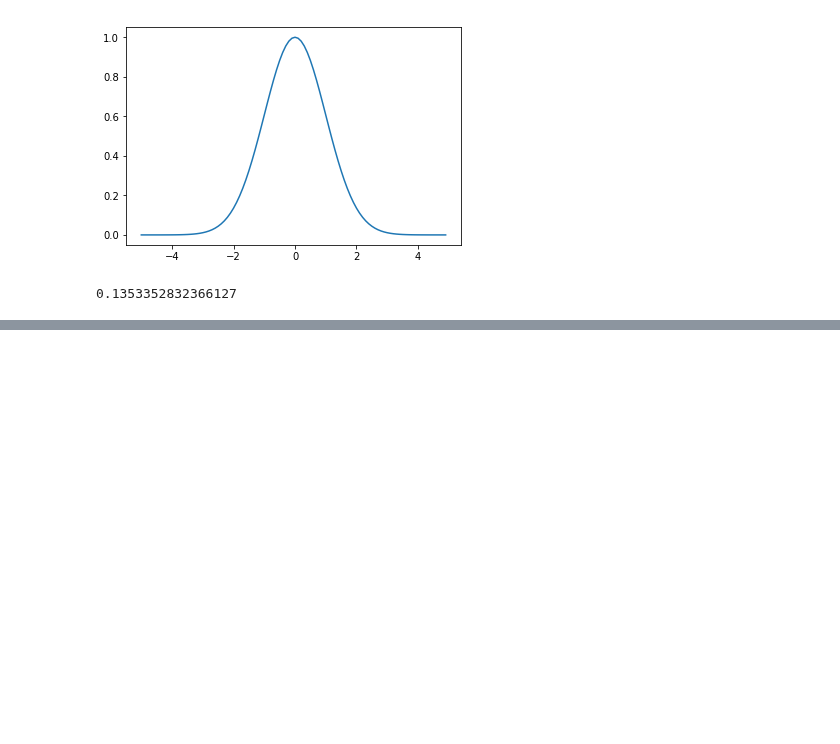
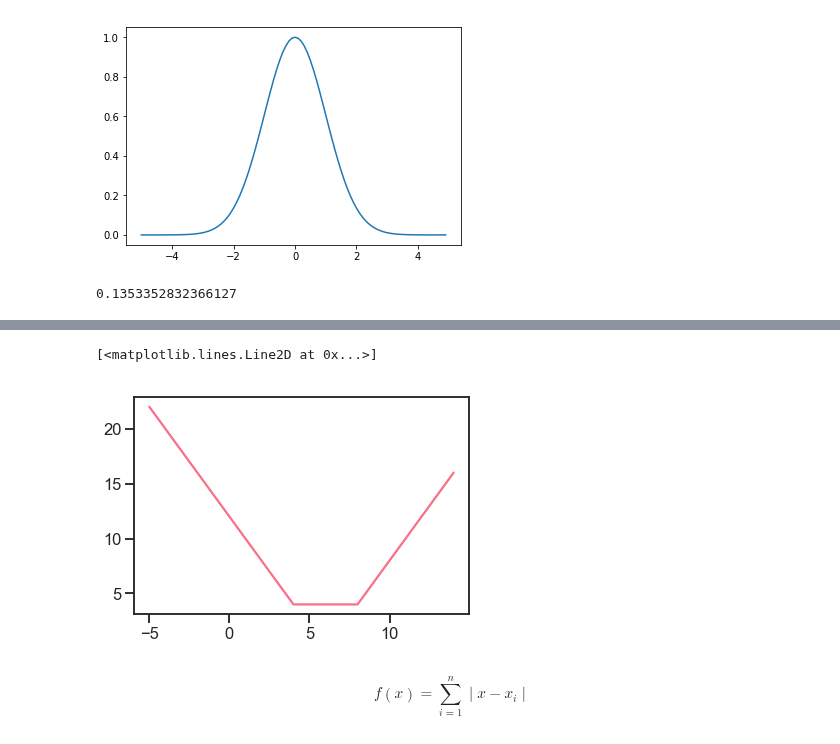
Before and after one commit to NathanielDake/intuitiveml, a Jupyter notebook: notebooks/Math-appendix/statistics/History-of-normal-distribution.ipynb, the cells around one changed output, grey strips where cells are left out. Saved outputs shown, nothing was run; the diff lists cells and outputs as text; code cells hidden in the pictures; blank space fills up the shorter version.

```diff
--- a/notebooks/Math-appendix/statistics/History-of-normal-distribution.ipynb
+++ b/notebooks/Math-appendix/statistics/History-of-normal-distribution.ipynb
@@ -131,0 +181,8 @@ np.exp(-2)
+# %%
+# Note the flat minimum above
+x = np.arange(-5,15)
+g2 = np.abs(x - 4) + np.abs(x - 8)
+plt.plot(x, g2)
+# %% [output]
+[<matplotlib.lines.Line2D at 0x...>]
+[figure, added]
@@ -131,0 +196,2 @@ np.exp(-2)
+# %% [markdown]
+$$f(x) = \sum_{i=1}^n \mid x - x_i\mid$$
```
Also changed, not shown: parts of 5 cells of this notebook.
